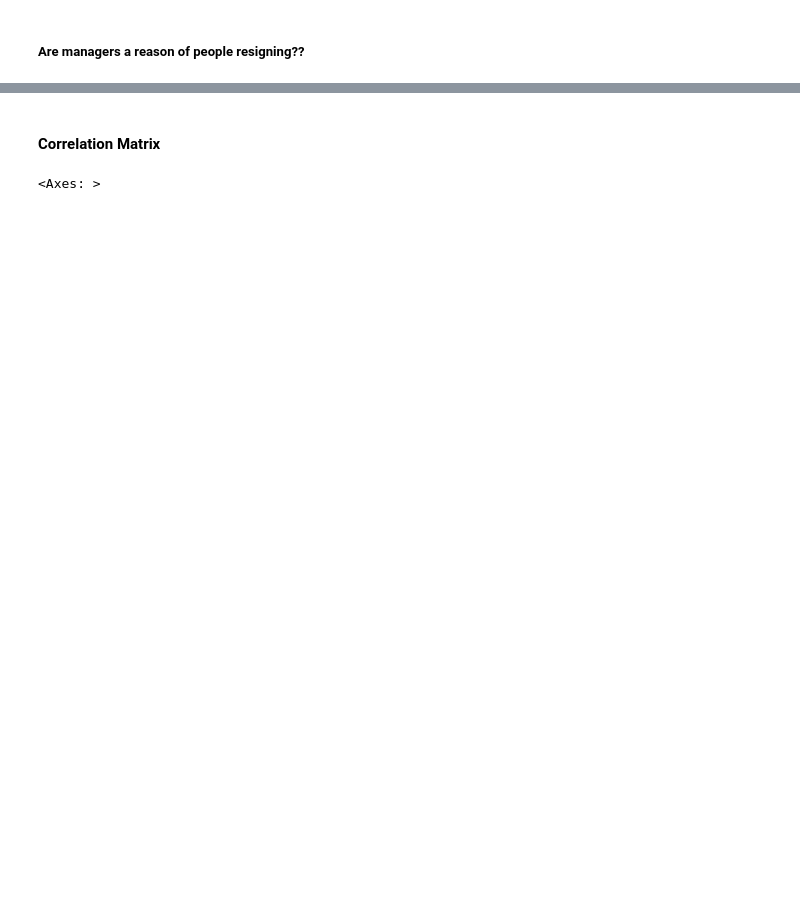
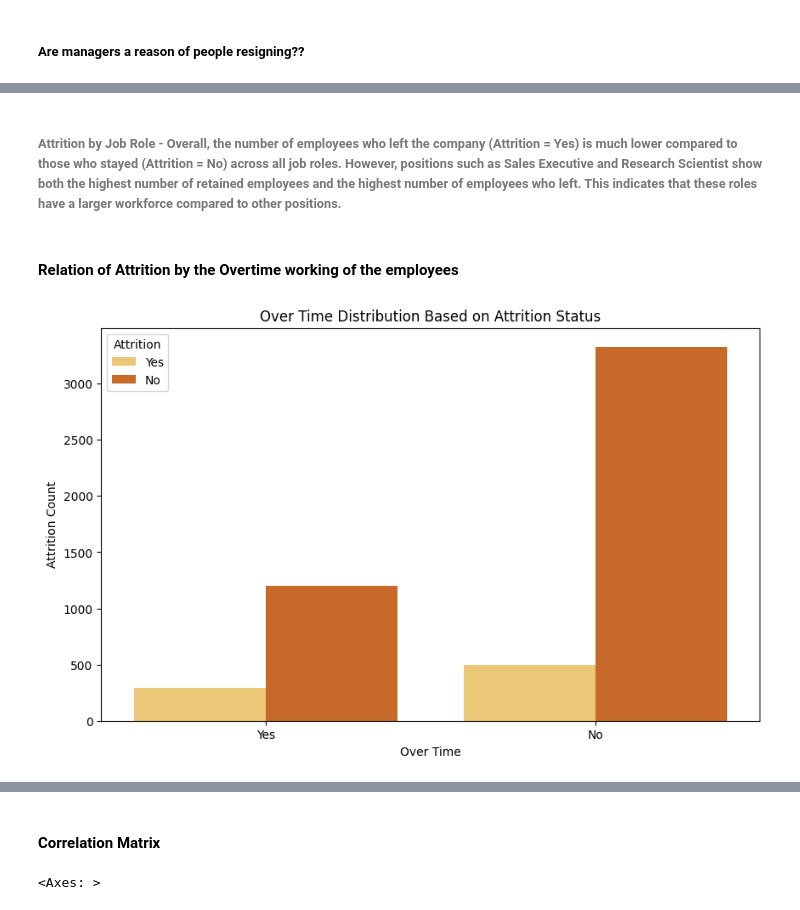
Before and after one commit to SanjanaMahapatra/HR_Analytics_Prediction_Models, a Jupyter notebook: Objective_3/model.ipynb, the cells around one changed output, grey strips where cells are left out. Cells and saved outputs as stored; diff of their text form; code cells hidden in the pictures; blank space fills up the shorter version.

```diff
--- a/Objective_3/model.ipynb
+++ b/Objective_3/model.ipynb
@@ -850,0 +608,13 @@ px.line(man_att,x='YearsWithCurrManager',y='Counts',color='Attrition',title='Cou
+# %% [markdown]
+###### Attrition by Job Role - Overall, the number of employees who left the company (Attrition = Yes) is much lower compared to those who stayed (Attrition = No) across all job roles. However, positions such as Sales Executive and Research Scientist show both the highest number of retained employees and the highest number of employees who left. This indicates that these roles have a larger workforce compared to other positions.
+# %% [markdown]
+#### Relation of Attrition by the Overtime working of the employees
+# %%
+plt.figure(figsize=(10,6))
+sns.countplot(data=combined_dataset, x="OverTime", hue="Attrition", palette="YlOrBr")
+plt.xlabel("Over Time")
+plt.ylabel("Attrition Count")
+plt.title("Over Time Distribution Based on Attrition Status")
+plt.show()
+# %% [output]
+[figure, added]
```
Also changed, not shown: parts of 63 cells of this notebook, 1 other file.
